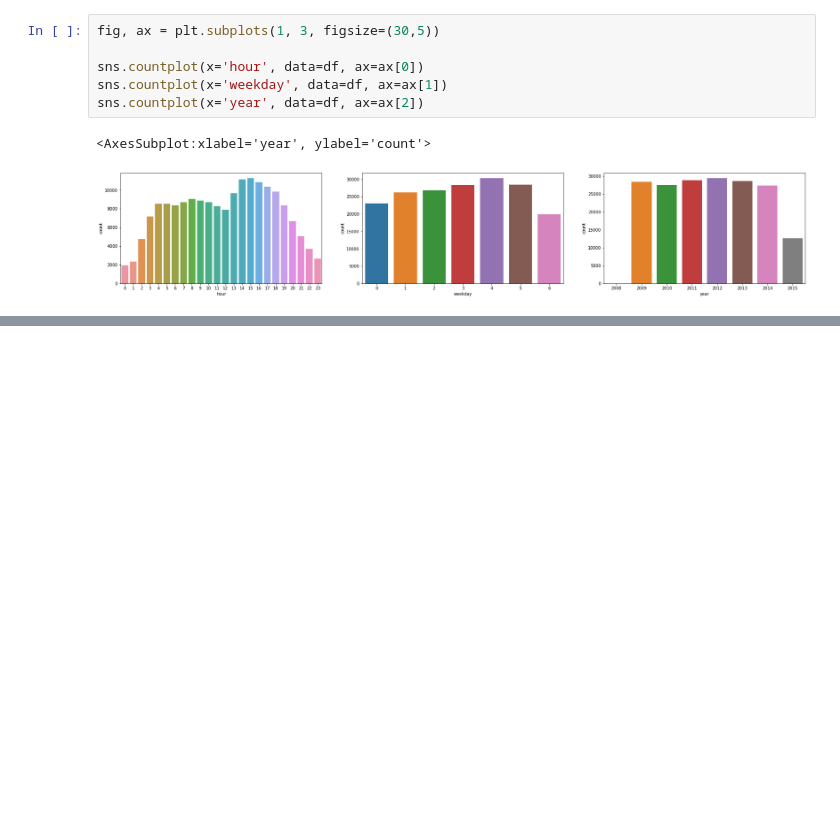
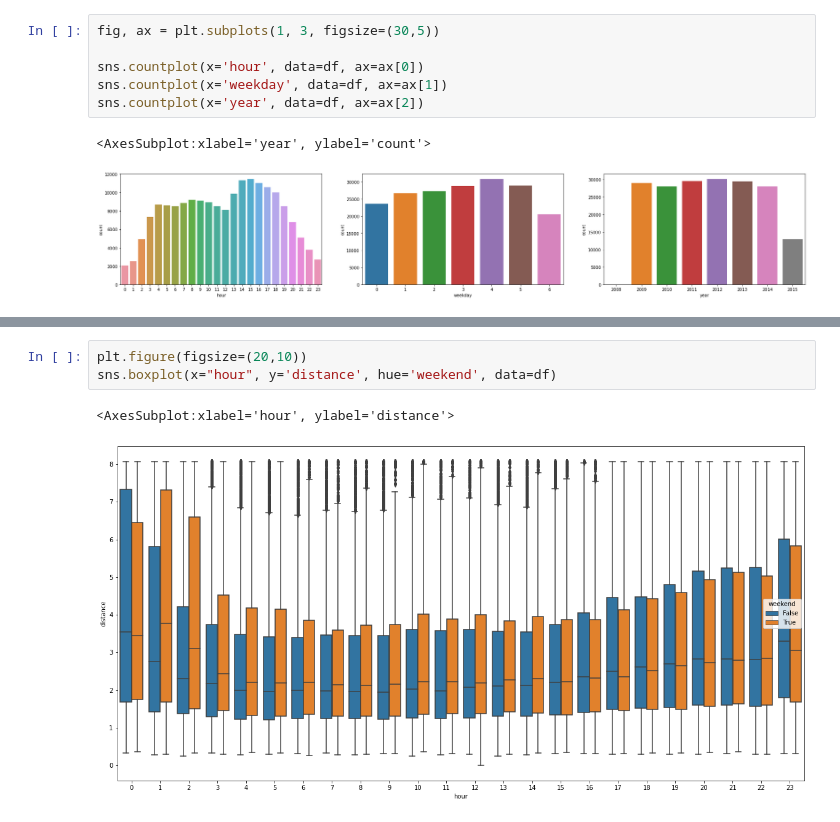
Before and after one commit to mikemykhaylov/uber-fares, a Jupyter notebook: notebooks/0.2_exploration/0.2-mmykhaylov-further-exploration.ipynb, the cells around one changed output, grey strips where cells are left out. Saved outputs shown, nothing was run; the diff lists cells and outputs as text; blank space fills up the shorter version.

```diff
--- a/notebooks/0.2_exploration/0.2-mmykhaylov-further-exploration.ipynb
+++ b/notebooks/0.2_exploration/0.2-mmykhaylov-further-exploration.ipynb
@@ -56 +55,7 @@ sns.scatterplot(x='distance', y='price_per_km', data=df, ax=ax[2])
+# %%
+plt.figure(figsize=(20,10))
+sns.boxplot(x="hour", y='distance', hue='weekend', data=df)
+# %% [output]
+<AxesSubplot:xlabel='hour', ylabel='distance'>
+[figure, added]
 # %%
```
Also changed, not shown: parts of 14 cells of this notebook, 3 other files.
